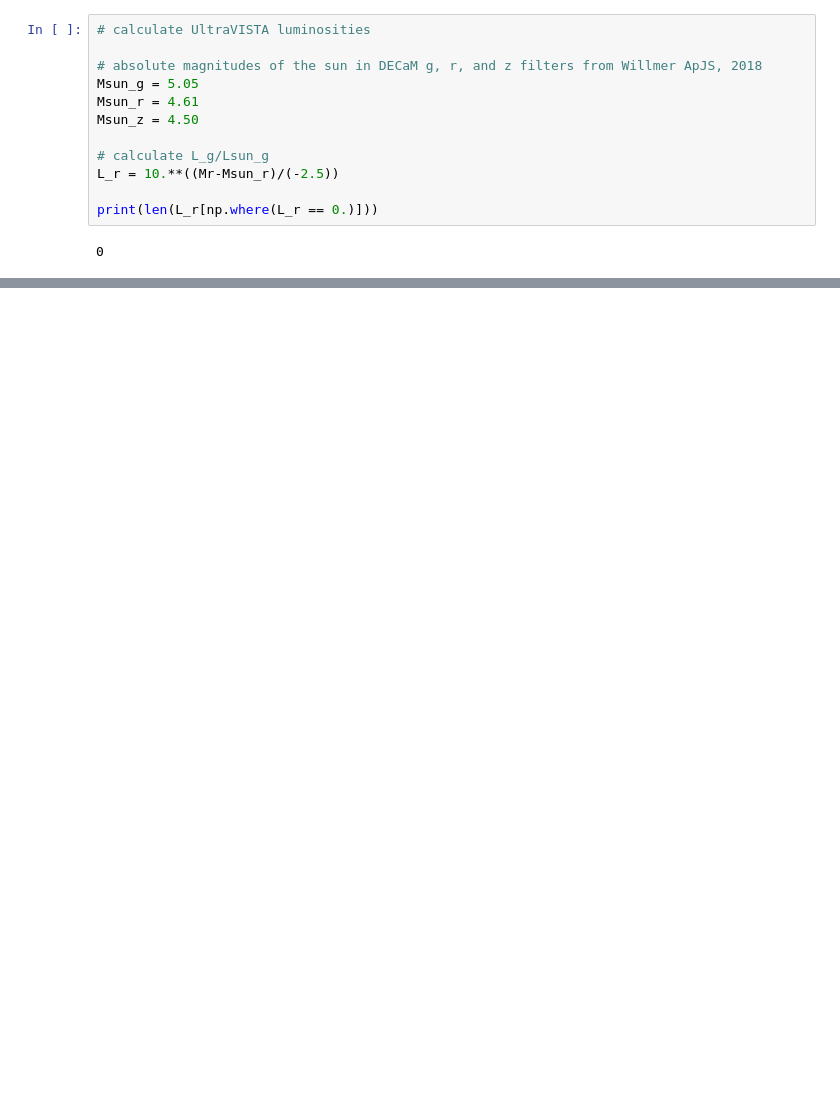
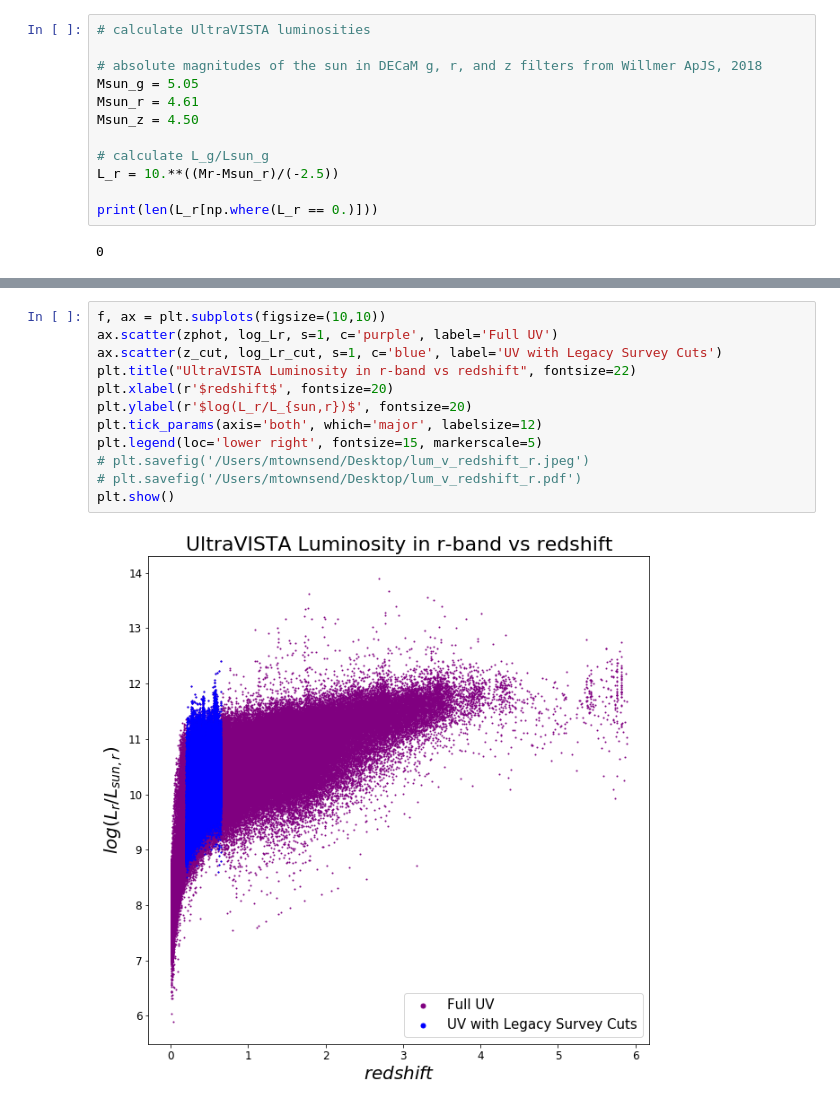
Before and after one commit to metownsend/LRG-Sats, a Jupyter notebook: ultraVISTA_analysis.ipynb, the cells around one changed output, grey strips where cells are left out. Drawn from its saved outputs; the diff is of its cells as text; blank space fills up the shorter version.

```diff
--- a/ultraVISTA_analysis.ipynb
+++ b/ultraVISTA_analysis.ipynb
@@ -268,0 +309,14 @@ plt.show()
+# %%
+f, ax = plt.subplots(figsize=(10,10))
+ax.scatter(zphot, log_Lr, s=1, c='purple', label='Full UV')
+ax.scatter(z_cut, log_Lr_cut, s=1, c='blue', label='UV with Legacy Survey Cuts')
+plt.title("UltraVISTA Luminosity in r-band vs redshift", fontsize=22)
+plt.xlabel(r'$redshift$', fontsize=20)
+plt.ylabel(r'$log(L_r/L_{sun,r})$', fontsize=20)
+plt.tick_params(axis='both', which='major', labelsize=12)
+plt.legend(loc='lower right', fontsize=15, markerscale=5)
+# plt.savefig('/Users/mtownsend/Desktop/lum_v_redshift_r.jpeg')
+# plt.savefig('/Users/mtownsend/Desktop/lum_v_redshift_r.pdf')
+plt.show()
+# %% [output]
+[figure, added]
```
Also changed, not shown: parts of 8 cells of this notebook, 1 other file.
